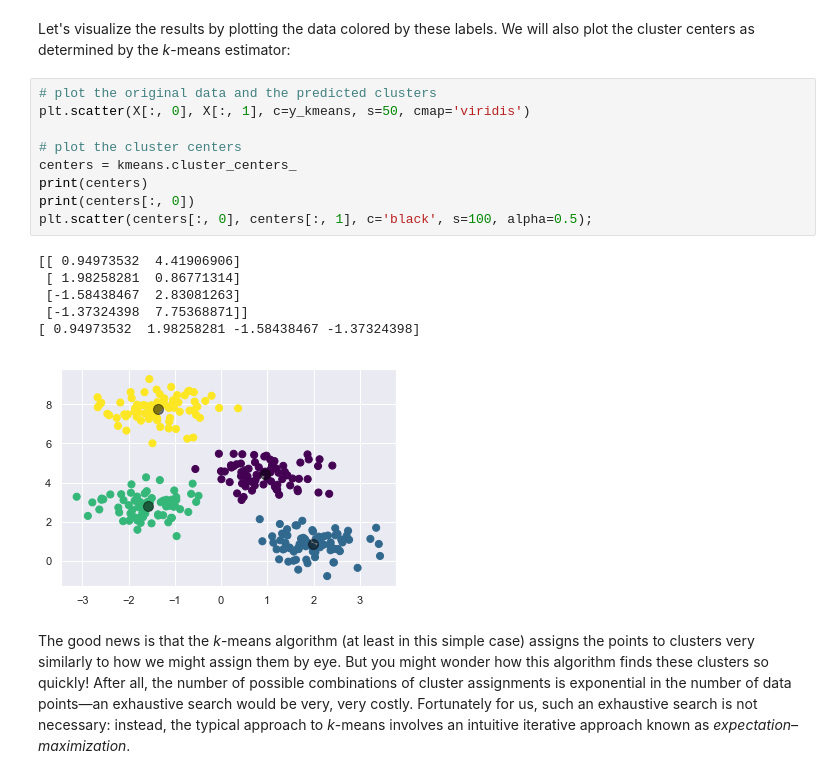
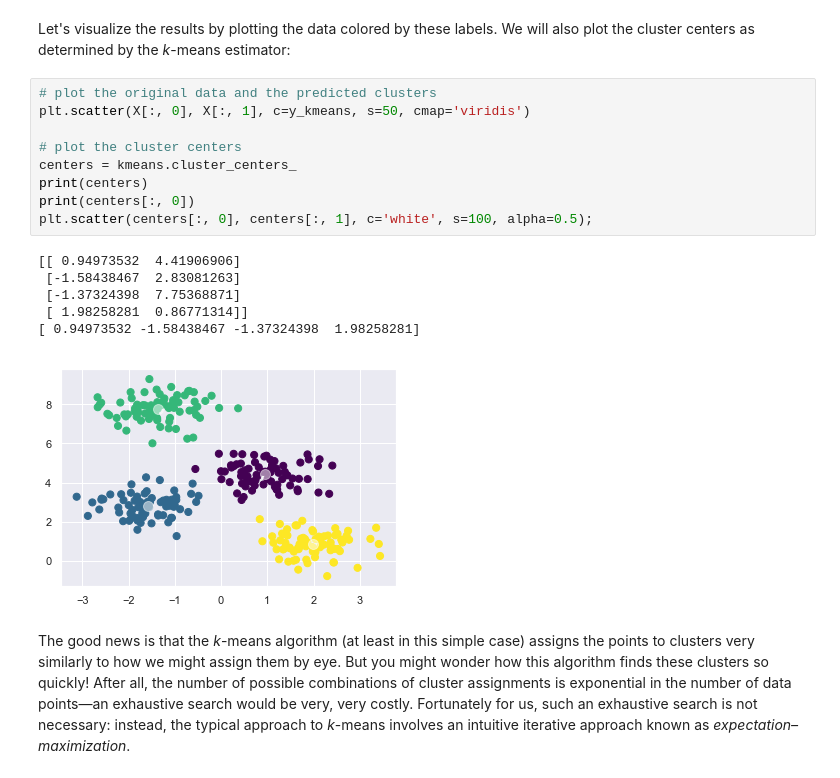
Before and after one commit to nandoide/misc_work, a Jupyter notebook: Desktop/uni/APAUT/unsupervised/notebook_Clustering.ipynb, the cells around one changed output. Drawn from its saved outputs; the diff is of its cells as text.

```diff
--- a/Desktop/uni/APAUT/unsupervised/notebook_Clustering.ipynb
+++ b/Desktop/uni/APAUT/unsupervised/notebook_Clustering.ipynb
@@ -72,19 +72,19 @@ We will also plot the cluster centers as determined by the *k*-means estimator:
 # %%
 # plot the original data and the predicted clusters
 plt.scatter(X[:, 0], X[:, 1], c=y_kmeans, s=50, cmap='viridis')
 
 # plot the cluster centers
 centers = kmeans.cluster_centers_
 print(centers)
 print(centers[:, 0])
-plt.scatter(centers[:, 0], centers[:, 1], c='black', s=100, alpha=0.5);
+plt.scatter(centers[:, 0], centers[:, 1], c='white', s=100, alpha=0.5);
 # %% [output]
 [[ 0.94973532  4.41906906]
- [ 1.98258281  0.86771314]
  [-1.58438467  2.83081263]
- [-1.37324398  7.75368871]]
-[ 0.94973532  1.98258281 -1.58438467 -1.37324398]
+ [-1.37324398  7.75368871]
+ [ 1.98258281  0.86771314]]
+[ 0.94973532 -1.58438467 -1.37324398  1.98258281]
-[figure, old version]
+[figure, new version]
 # %% [markdown]
 The good news is that the *k*-means algorithm (at least in this simple case) assigns the points to clusters very similarly to how we might assign them by eye.
 But you might wonder how this algorithm finds these clusters so quickly! After all, the number of possible combinations of cluster assignments is exponential in the number of data points—an exhaustive search would be very, very costly.
```
Also changed, not shown: parts of 16 cells of this notebook.
